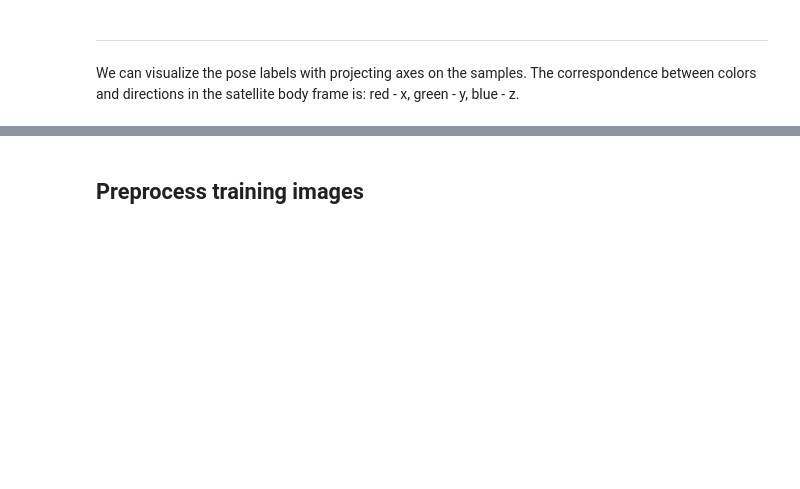
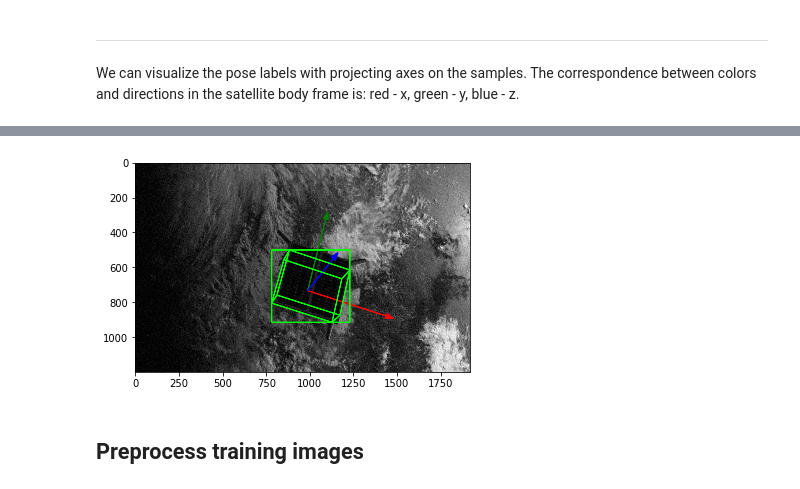
Before and after one commit to jazzalin/spacecraft-pose-estimation, a Jupyter notebook: preprocessing/visualize_pose.ipynb, the cells around one changed output, grey strips where cells are left out. Drawn from its saved outputs; the diff is of its cells as text; code cells hidden in the pictures; blank space fills up the shorter version.

```diff
--- a/preprocessing/visualize_pose.ipynb
+++ b/preprocessing/visualize_pose.ipynb
@@ -54,3 +61,9 @@ dataset.visualize_wireframe(randint(0, 12000), ax=axes)
+# %%
+axes = plt.axes()
+i = randint(0, 12000)
+dataset.visualize(i, ax=axes,db=True, bb=True, pose=True)
+# %% [output]
+[figure, added]
 # %% [markdown]
 ## Preprocess training images
 # %%
```
Also changed, not shown: parts of 6 cells of this notebook, 1 other file.
